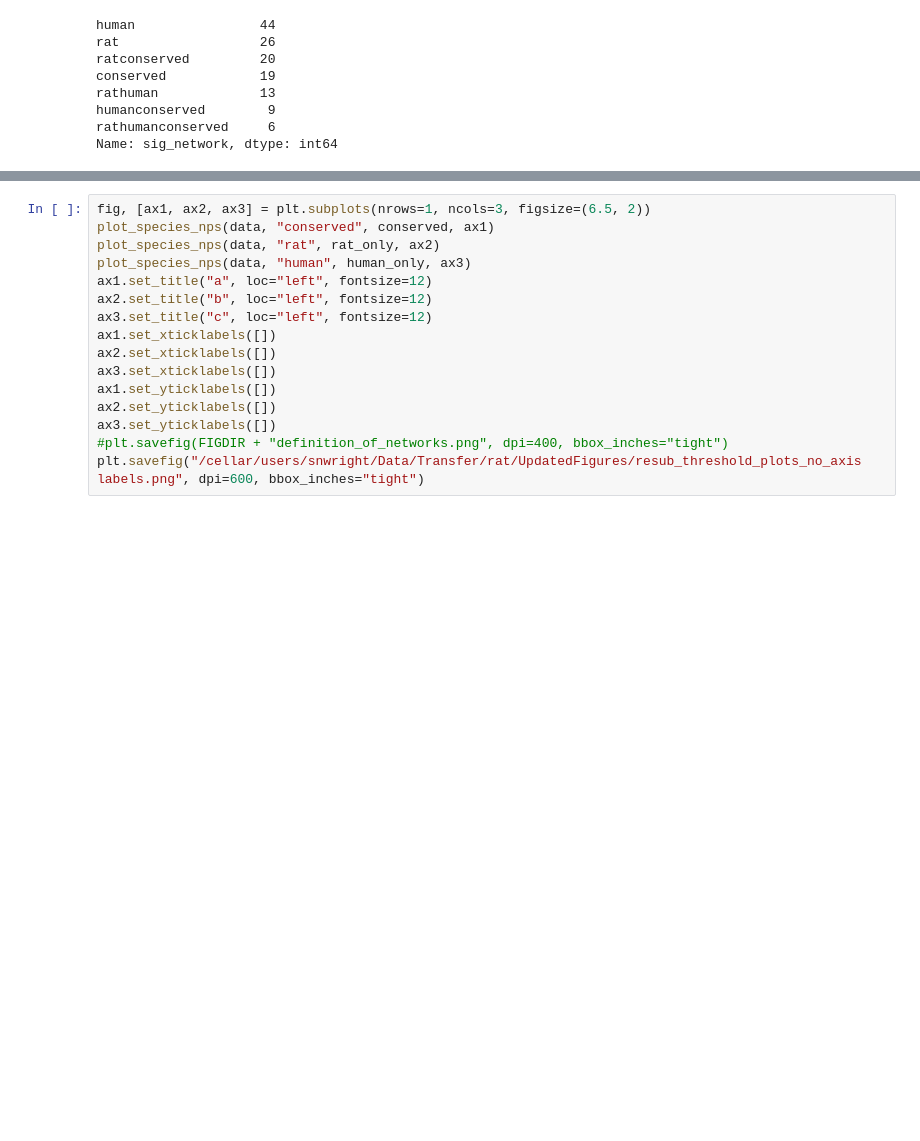
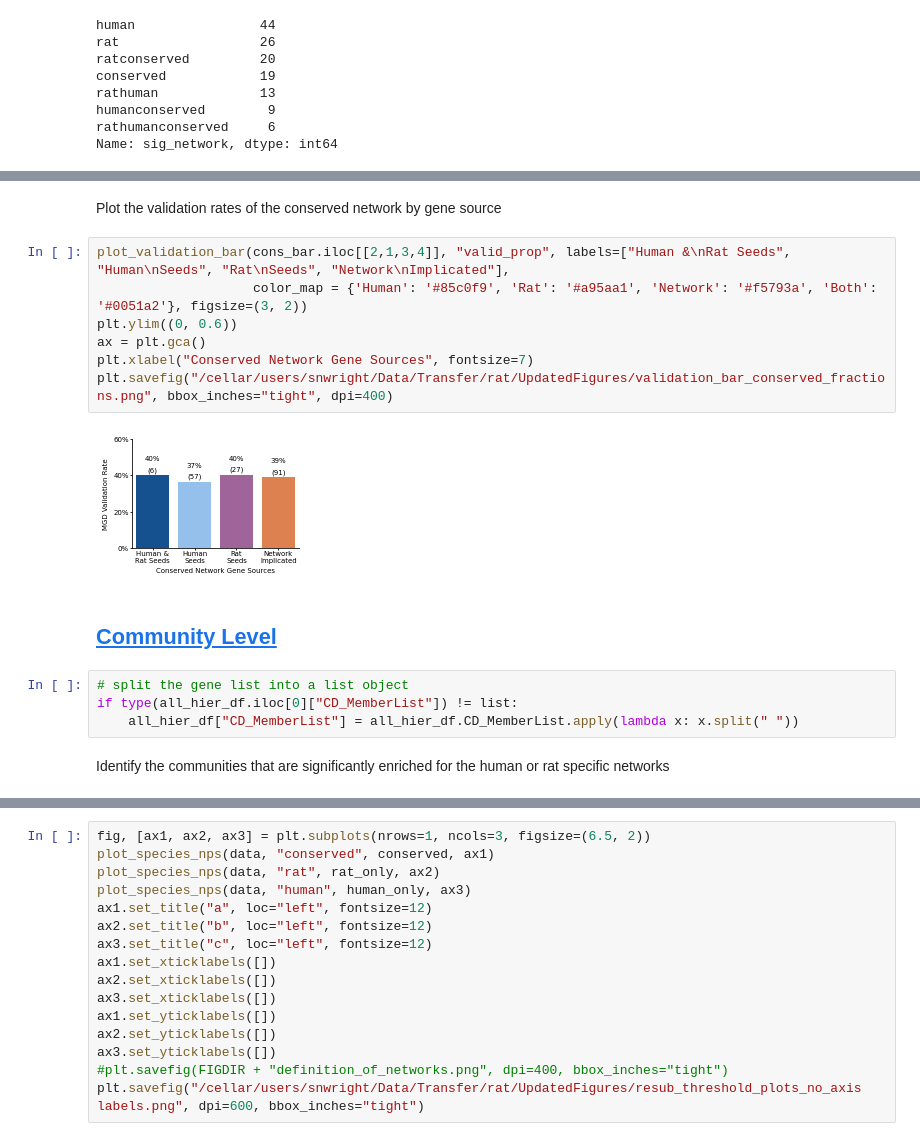
Before and after one commit to sarah-n-wright/CrossSpeciesBMI, a Jupyter notebook: Notebooks/3_Species_Specific_BMI_Networks.ipynb, the cells around one changed output, grey strips where cells are left out. Saved outputs shown, nothing was run; the diff lists cells and outputs as text; blank space fills up the shorter version.

```diff
--- a/Notebooks/3_Species_Specific_BMI_Networks.ipynb
+++ b/Notebooks/3_Species_Specific_BMI_Networks.ipynb
@@ -1241,0 +971,19 @@ dtype: float64
+# %% [markdown]
+Plot the validation rates of the conserved network by gene source
+# %%
+plot_validation_bar(cons_bar.iloc[[2,1,3,4]], "valid_prop", labels=["Human &\nRat Seeds", "Human\nSeeds", "Rat\nSeeds", "Network\nImplicated"],
+                    color_map = {'Human': '#85c0f9', 'Rat': '#a95aa1', 'Network': '#f5793a', 'Both': '#0051a2'}, figsize=(3, 2))
+plt.ylim((0, 0.6))
+ax = plt.gca()
+plt.xlabel("Conserved Network Gene Sources", fontsize=7)
+plt.savefig("/cellar/users/snwright/Data/Transfer/rat/UpdatedFigures/validation_bar_conserved_fractions.png", bbox_inches="tight", dpi=400)
+# %% [output]
+[figure, added]
+# %% [markdown]
+## <a id='toc7_2_'></a>[Community Level](#toc0_)
+# %%
+# split the gene list into a list object
+if type(all_hier_df.iloc[0]["CD_MemberList"]) != list:
+    all_hier_df["CD_MemberList"] = all_hier_df.CD_MemberList.apply(lambda x: x.split(" "))
+# %% [markdown]
+Identify the communities that are significantly enriched for the human or rat specific networks
```
Also changed, not shown: parts of 91 cells of this notebook.
